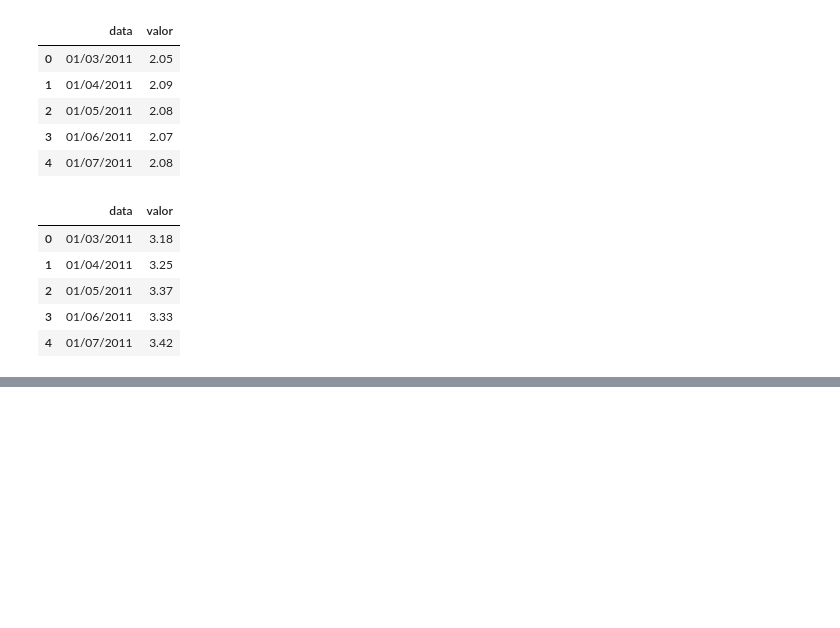
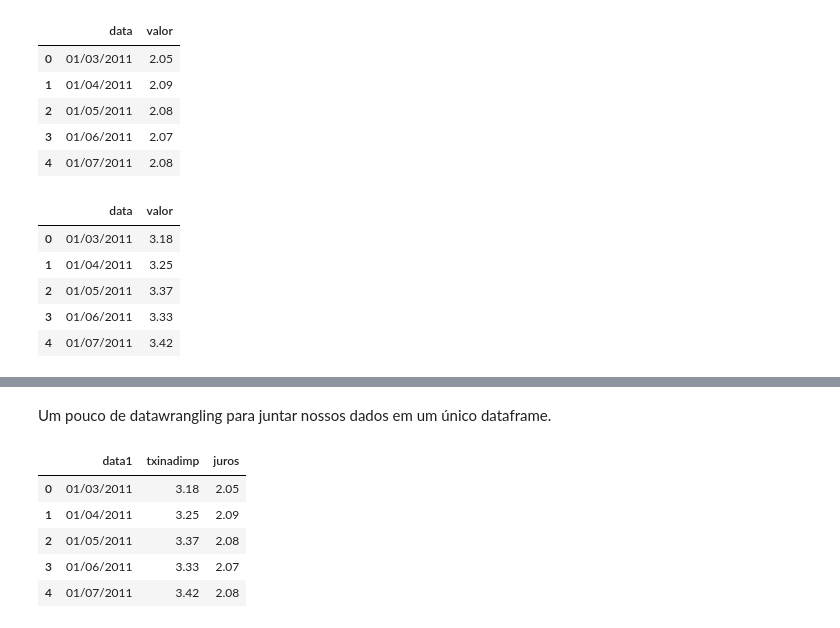
Before and after one commit to GustavoAlovisi/Econometrics2018, a Jupyter notebook: eco02018.ipynb, the cells around one changed output, grey strips where cells are left out. Drawn from its saved outputs; the diff is of its cells as text; code cells hidden in the pictures; blank space fills up the shorter version.

```diff
--- a/eco02018.ipynb
+++ b/eco02018.ipynb
@@ -29,0 +46,16 @@ txinadimplencia.head()
+# %% [markdown]
+Um pouco de datawrangling para juntar nossos dados em um único dataframe.
+# %%
+txinadimplencia.columns = ['data1', 'txinadimp']
+jurosmedmensal.columns = ['data2', 'juros']
+dataframe = [txinadimplencia, jurosmedmensal]
+dataframe = pd.concat(dataframe, 1)
+dataframe = dataframe.drop('data2', 1)
+dataframe.head()
+# %% [output]
+|  | data1 | txinadimp | juros |
+| 0 | 01/03/2011 | 3.18 | 2.05 |
+| 1 | 01/04/2011 | 3.25 | 2.09 |
+| 2 | 01/05/2011 | 3.37 | 2.08 |
+| 3 | 01/06/2011 | 3.33 | 2.07 |
+| 4 | 01/07/2011 | 3.42 | 2.08 |
```
Also changed, not shown: parts of 10 cells of this notebook.
